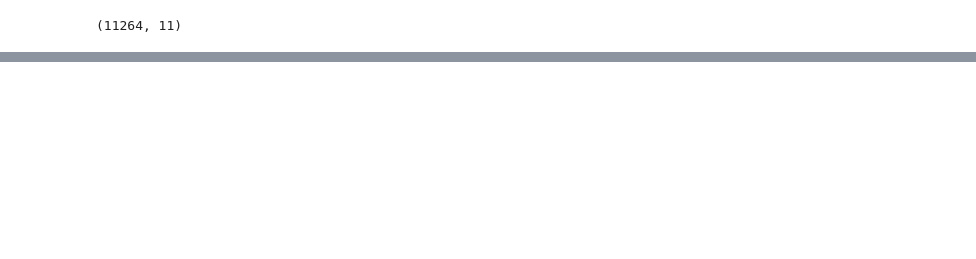
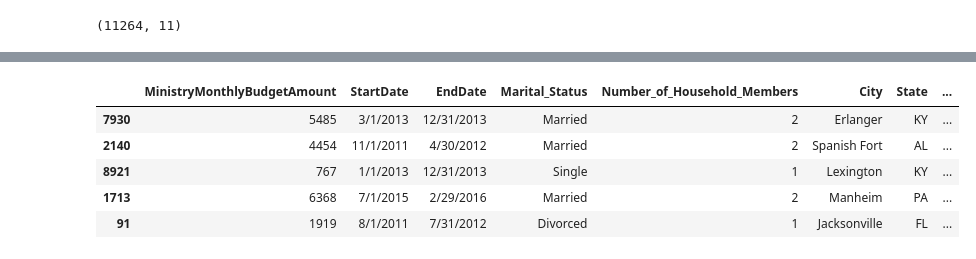
Before and after one commit to CraigMariani/WycliffeData, a Jupyter notebook: cleaner.ipynb, the cells around one changed output, grey strips where cells are left out. Saved outputs shown, nothing was run; the diff lists cells and outputs as text; code cells hidden in the pictures; blank space fills up the shorter version.

```diff
--- a/cleaner.ipynb
+++ b/cleaner.ipynb
@@ -71,0 +77,4 @@ df.describe()
+# %%
+# delete all rows for where column country is not "United States of America"
+indexNames = df[ df['Country'] != 'United States of America'].index
+df.drop(indexNames, inplace=True)
@@ -71,0 +112,10 @@ df.describe()
+# %%
+df.PostalCode.astype('str')
+df.head()
+# %% [output]
+|  | MinistryMonthlyBudgetAmount | StartDate | EndDate | Marital_Status | Number_of_Household_Members | City | State | ... |
+| 7930 | 5485 | 3/1/2013 | 12/31/2013 | Married | 2 | Erlanger | KY | ... |
+| 2140 | 4454 | 11/1/2011 | 4/30/2012 | Married | 2 | Spanish Fort | AL | ... |
+| 8921 | 767 | 1/1/2013 | 12/31/2013 | Single | 1 | Lexington | KY | ... |
+| 1713 | 6368 | 7/1/2015 | 2/29/2016 | Married | 2 | Manheim | PA | ... |
+| 91 | 1919 | 8/1/2011 | 7/31/2012 | Divorced | 1 | Jacksonville | FL | ... |
```
Also changed, not shown: parts of 14 cells of this notebook.
